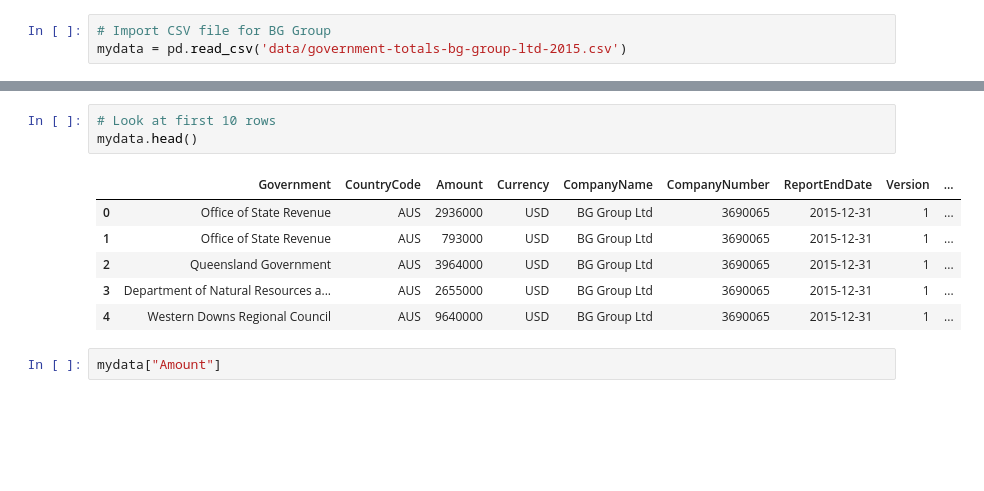
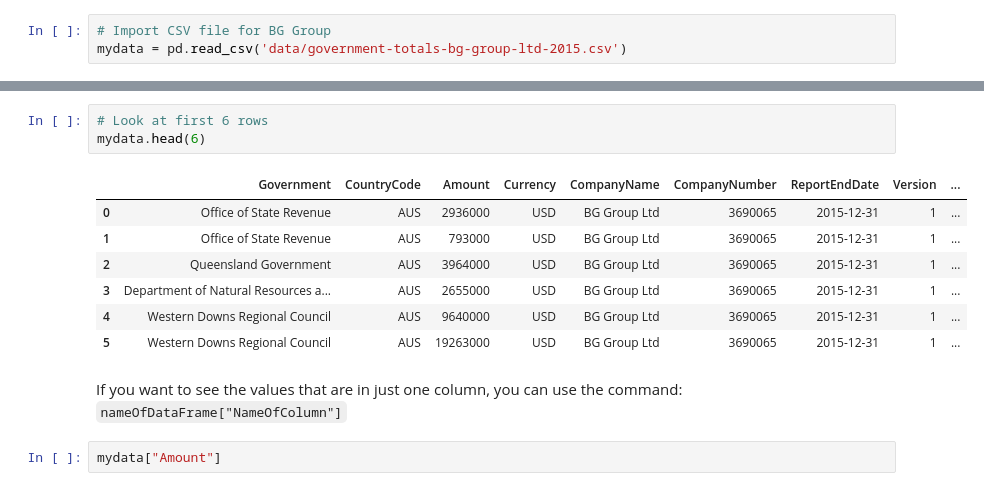
Before and after one commit to yanoak/data-extractors-tutorials, a Jupyter notebook: python-for-extractives/01_Intro_to_Python/Intro_to_Python.ipynb, the cells around one changed output, grey strips where cells are left out. Drawn from its saved outputs; the diff is of its cells as text; blank space fills up the shorter version.

```diff
--- a/python-for-extractives/01_Intro_to_Python/Intro_to_Python.ipynb
+++ b/python-for-extractives/01_Intro_to_Python/Intro_to_Python.ipynb
@@ -128,13 +164,16 @@ mydata = pd.read_csv('data/government-totals-bg-group-ltd-2015.csv')
 # %%
-# Look at first 10 rows
-mydata.head()
+# Look at first 6 rows
+mydata.head(6)
 # %% [output]
 |  | Government | CountryCode | Amount | Currency | CompanyName | CompanyNumber | ReportEndDate | Version | ... |
 | 0 | Office of State Revenue | AUS | 2936000 | USD | BG Group Ltd | 3690065 | 2015-12-31 | 1 | ... |
 | 1 | Office of State Revenue | AUS | 793000 | USD | BG Group Ltd | 3690065 | 2015-12-31 | 1 | ... |
 | 2 | Queensland Government | AUS | 3964000 | USD | BG Group Ltd | 3690065 | 2015-12-31 | 1 | ... |
 | 3 | Department of Natural Resources a... | AUS | 2655000 | USD | BG Group Ltd | 3690065 | 2015-12-31 | 1 | ... |
 | 4 | Western Downs Regional Council | AUS | 9640000 | USD | BG Group Ltd | 3690065 | 2015-12-31 | 1 | ... |
+| 5 | Western Downs Regional Council | AUS | 19263000 | USD | BG Group Ltd | 3690065 | 2015-12-31 | 1 | ... |
+# %% [markdown]
+If you want to see the values that are in just one column, you can use the command: `nameOfDataFrame["NameOfColumn"]`
 # %%
 mydata["Amount"]
 # %% [output]
```
Also changed, not shown: parts of 35 cells of this notebook.
